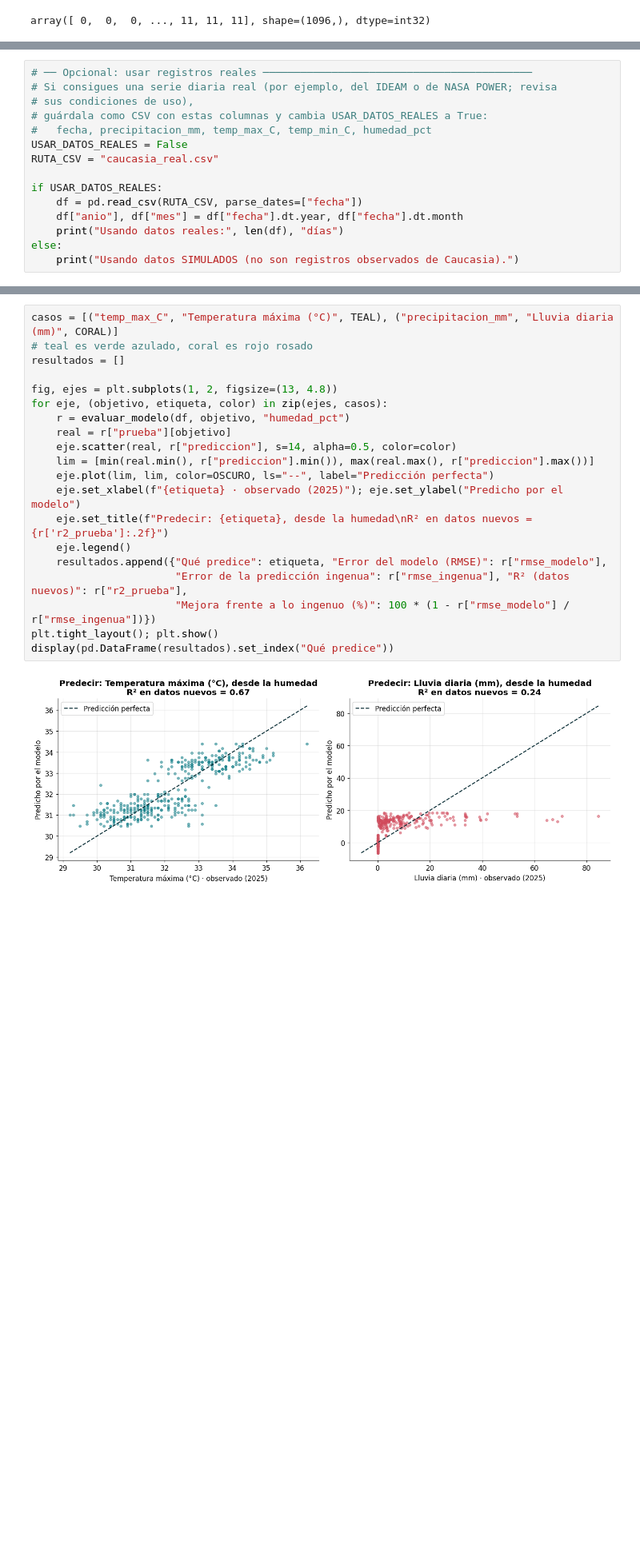
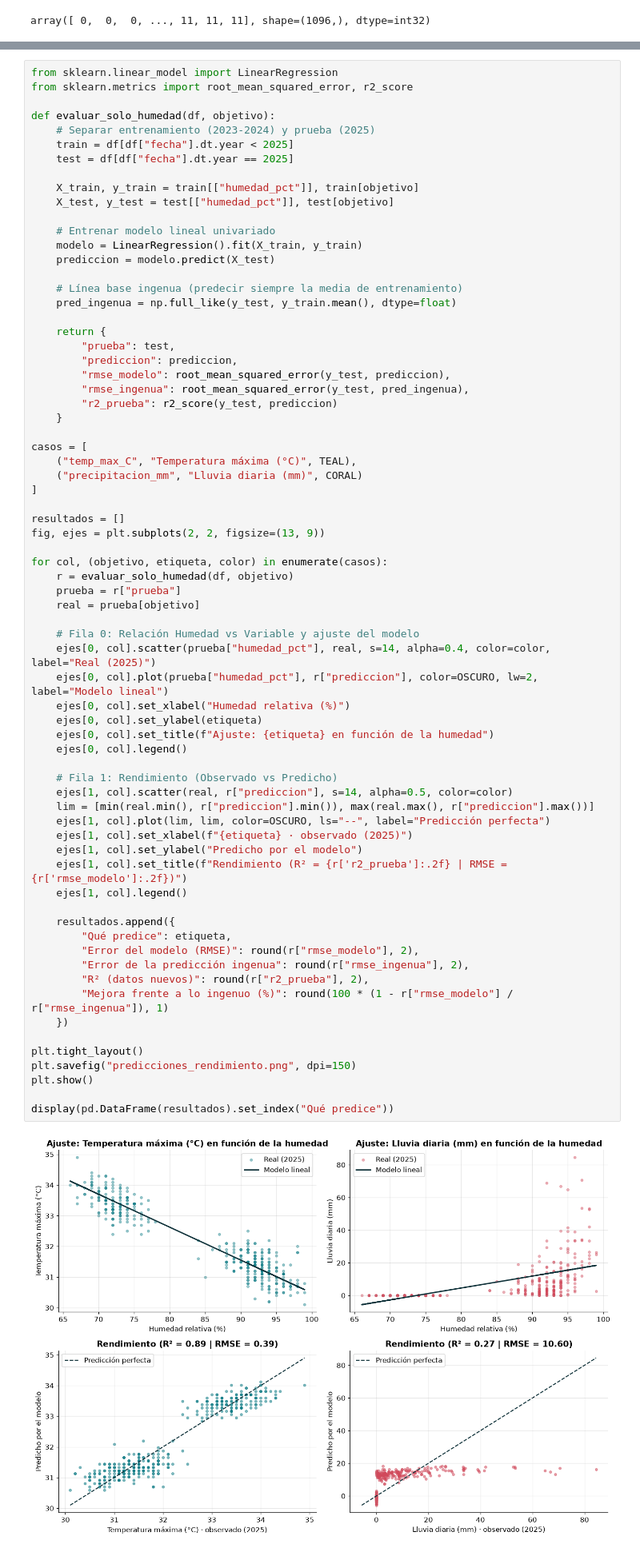
Before and after one commit to marco-canas/simposio_educacion_estadistica_2026, a Jupyter notebook: 4_caucasia_calcular_vs_pensar.ipynb, the cells around one changed output, grey strips where cells are left out. Shown at 80% size. Saved outputs shown, nothing was run; the diff lists cells and outputs as text; blank space fills up the shorter version.

```diff
--- a/4_caucasia_calcular_vs_pensar.ipynb
+++ b/4_caucasia_calcular_vs_pensar.ipynb
@@ -143,15 +107,0 @@ Filas (días): 1096  |  Del 01/01/2023 al 31/12/2025
-# %%
-# ── Opcional: usar registros reales ───────────────────────────────────────────
-# Si consigues una serie diaria real (por ejemplo, del IDEAM o de NASA POWER; revisa
-# sus condiciones de uso),
-# guárdala como CSV con estas columnas y cambia USAR_DATOS_REALES a True:
-#   fecha, precipitacion_mm, temp_max_C, temp_min_C, humedad_pct
-USAR_DATOS_REALES = False
-RUTA_CSV = "caucasia_real.csv"
-
-if USAR_DATOS_REALES:
-    df = pd.read_csv(RUTA_CSV, parse_dates=["fecha"])
-    df["anio"], df["mes"] = df["fecha"].dt.year, df["fecha"].dt.month
-    print("Usando datos reales:", len(df), "días")
-else:
-    print("Usando datos SIMULADOS (no son registros observados de Caucasia).")
@@ -529,24 +466,74 @@ def evaluar_modelo(df, objetivo, predictor, corte="2025-01-01"):
 # %%
-casos = [("temp_max_C", "Temperatura máxima (°C)", TEAL), ("precipitacion_mm", "Lluvia diaria (mm)", CORAL)]
-# teal es verde azulado, coral es rojo rosado
+from sklearn.linear_model import LinearRegression
+from sklearn.metrics import root_mean_squared_error, r2_score
+
+def evaluar_solo_humedad(df, objetivo):
+    # Separar entrenamiento (2023-2024) y prueba (2025)
+    train = df[df["fecha"].dt.year < 2025]
+    test = df[df["fecha"].dt.year == 2025]
+
+    X_train, y_train = train[["humedad_pct"]], train[objetivo]
+    X_test, y_test = test[["humedad_pct"]], test[objetivo]
+
+    # Entrenar modelo lineal univariado
+    modelo = LinearRegression().fit(X_train, y_train)
+    prediccion = modelo.predict(X_test)
+
+    # Línea base ingenua (predecir siempre la media de entrenamiento)
+    pred_ingenua = np.full_like(y_test, y_train.mean(), dtype=float)
+
+    return {
+        "prueba": test,
+        "prediccion": prediccion,
+        "rmse_modelo": root_mean_squared_error(y_test, prediccion),
+        "rmse_ingenua": root_mean_squared_error(y_test, pred_ingenua),
+        "r2_prueba": r2_score(y_test, prediccion)
+    }
+
+casos = [
+    ("temp_max_C", "Temperatura máxima (°C)", TEAL),
+    ("precipitacion_mm", "Lluvia diaria (mm)", CORAL)
+]
+
 resultados = []
+fig, ejes = plt.subplots(2, 2, figsize=(13, 9))
 
-fig, ejes = plt.subplots(1, 2, figsize=(13, 4.8))
-for eje, (objetivo, etiqueta, color) in zip(ejes, casos):
-    r = evaluar_modelo(df, objetivo, "humedad_pct")
-    real = r["prueba"][objetivo]
-    eje.scatter(real, r["prediccion"], s=14, alpha=0.5, color=color)
+for col, (objetivo, etiqueta, color) in enumerate(casos):
+    r = evaluar_solo_humedad(df, objetivo)
+    prueba = r["prueba"]
+    real = prueba[objetivo]
+
+    # Fila 0: Relación Humedad vs Variable y ajuste del modelo
+    ejes[0, col].scatter(prueba["humedad_pct"], real, s=14, alpha=0.4, color=color, label="Real (2025)")
+    ejes[0, col].plot(prueba["humedad_pct"], r["prediccion"], color=OSCURO, lw=2, label="Modelo lineal")
+    ejes[0, col].set_xlabel("Humedad relativa (%)")
+    ejes[0, col].set_ylabel(etiqueta)
+    ejes[0, col].set_title(f"Ajuste: {etiqueta} en función de la humedad")
+    ejes[0, col].legend()
+
+    # Fila 1: Rendimiento (Observado vs Predicho)
+    ejes[1, col].scatter(real, r["prediccion"], s=14, alpha=0.5, color=color)
     lim = [min(real.min(), r["prediccion"].min()), max(real.max(), r["prediccion"].max())]
-    eje.plot(lim, lim, color=OSCURO, ls="--", label="Predicción perfecta")
-    eje.set_xlabel(f"{etiqueta} · observado (2025)"); eje.set_ylabel("Predicho por el modelo")
-    eje.set_title(f"Predecir: {etiqueta}, desde la humedad\nR² en datos nuevos = {r['r2_prueba']:.2f}")
-    eje.legend()
-    resultados.append({"Qué predice": etiqueta, "Error del modelo (RMSE)": r["rmse_modelo"],
-                       "Error de la predicción ingenua": r["rmse_ingenua"], "R² (datos nuevos)": r["r2_prueba"],
-                       "Mejora frente a lo ingenuo (%)": 100 * (1 - r["rmse_modelo"] / r["rmse_ingenua"])})
-plt.tight_layout(); plt.show()
+    ejes[1, col].plot(lim, lim, color=OSCURO, ls="--", label="Predicción perfecta")
+    ejes[1, col].set_xlabel(f"{etiqueta} · observado (2025)")
+    ejes[1, col].set_ylabel("Predicho por el modelo")
+    ejes[1, col].set_title(f"Rendimiento (R² = {r['r2_prueba']:.2f} | RMSE = {r['rmse_modelo']:.2f})")
+    ejes[1, col].legend()
+
+    resultados.append({
+        "Qué predice": etiqueta,
+        "Error del modelo (RMSE)": round(r["rmse_modelo"], 2),
+        "Error de la predicción ingenua": round(r["rmse_ingenua"], 2),
+        "R² (datos nuevos)": round(r["r2_prueba"], 2),
+        "Mejora frente a lo ingenuo (%)": round(100 * (1 - r["rmse_modelo"] / r["rmse_ingenua"]), 1)
+    })
+
+plt.tight_layout()
+plt.savefig("predicciones_rendimiento.png", dpi=150)
+plt.show()
+
 display(pd.DataFrame(resultados).set_index("Qué predice"))
 # %% [output]
-[figure, old version]
+[figure, new version]
 |  | Error del modelo (RMSE) | Error de la predicción ingenua | R² (datos nuevos) | Mejora frente a lo ingenuo (%) |
 | Qué predice |  |  |  |  |
```
Also changed, not shown: parts of 42 cells of this notebook, 12 other files.
